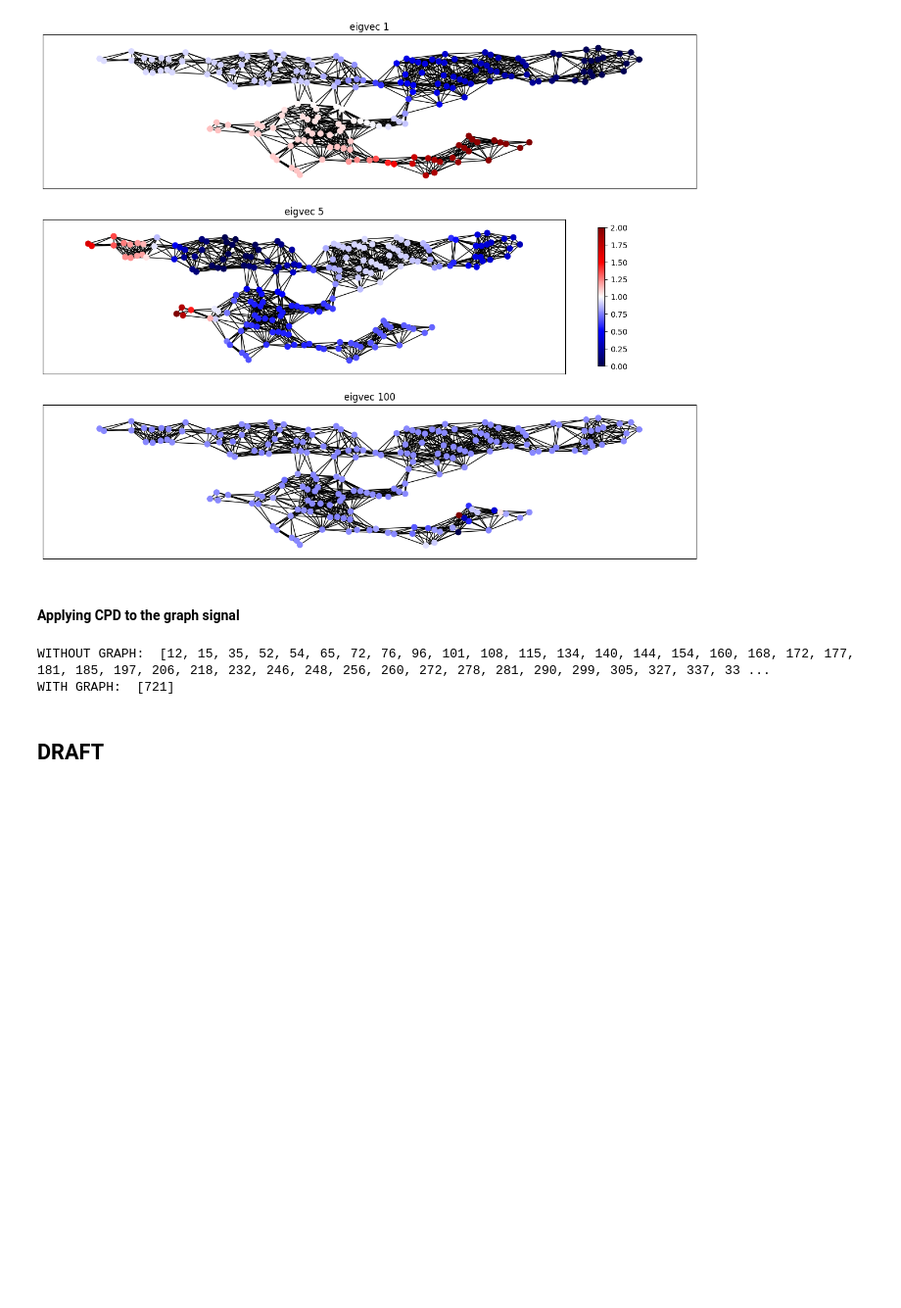
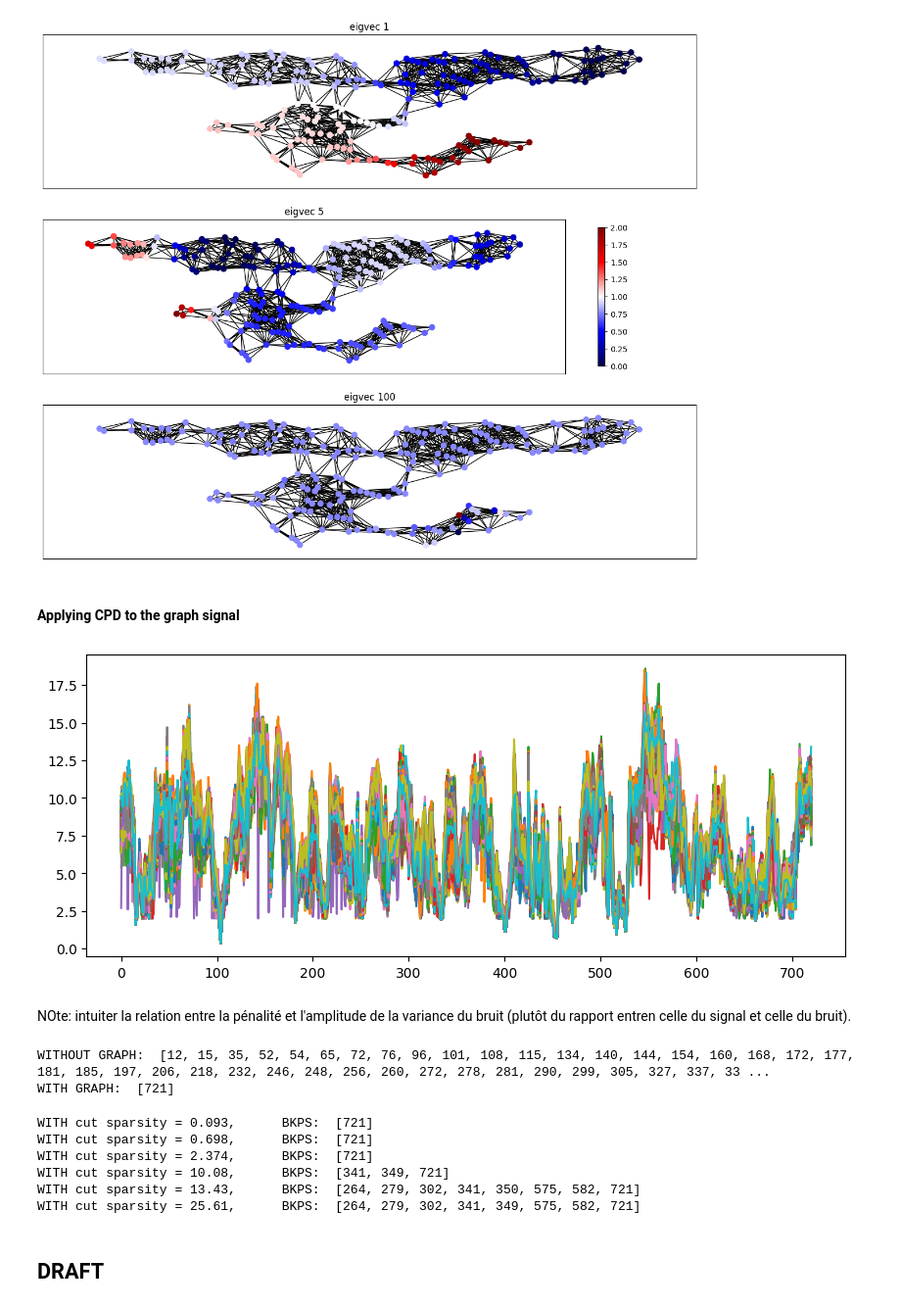
Before and after one commit to evenmatencio/graph-signals-change-point-detection, a Jupyter notebook: cpd_playground.ipynb, the cells around one changed output. Shown at 98% size. Drawn from its saved outputs; the diff is of its cells as text; code cells hidden in the pictures; blank space fills up the shorter version.

```diff
--- a/cpd_playground.ipynb
+++ b/cpd_playground.ipynb
@@ -703,6 +692,17 @@ speed_df['Time'] = pd.to_datetime(speed_df['Time'], format='mixed')
 # Extraction a subset of the rows based on date
 date_lim = '2010-10-01'
 speed_np = speed_df[speed_df.Time <= date_lim].to_numpy()[:, 1:]
+# %%
+n_samples, n_dim = speed_np.shape
+
+fig, ax = plt.subplots(1, 1, figsize=(10, 4))
+for i in range(n_dim):
+    ax.plot(speed_np[:, i])
+fig.show()
+# %% [output]
+[figure, added]
+# %% [markdown]
+NOte: intuiter la relation entre la pénalité et l'amplitude de la variance du bruit (plutôt du rapport entren celle du signal et celle du bruit).
 # %%
 n_samples, n_dim = speed_np.shape
 bic_L2_pen = n_dim/2 * np.log(n_samples)
@@ -720,6 +720,19 @@ print("WITH GRAPH: ", my_graph_bkps)
 # %% [output]
 WITHOUT GRAPH:  [12, 15, 35, 52, 54, 65, 72, 76, 96, 101, 108, 115, 134, 140, 144, 154, 160, 168, 172, 177, 181, 185, 197, 206, 218, 232, 246, 248, 256, 260, 272, 278, 281, 290, 299, 305, 327, 337, 33 ...
 WITH GRAPH:  [721]
+# %%
+cut_sparsity_values = [eigvals[1], eigvals[5], eigvals[10], eigvals[50], eigvals[100], eigvals[-1]]
+for cut_spar in cut_sparsity_values:
+    graph_algo = rpt.Pelt(custom_cost=GFSSL2Cost(G, cut_spar), jump=1, min_size=1).fit(speed_np)
+    my_graph_bkps = graph_algo.predict(pen=pen)
+    print(f"WITH cut sparsity = {str(cut_spar)[:5]}, \tBKPS: ", my_graph_bkps)
+# %% [output]
+WITH cut sparsity = 0.093,      BKPS:  [721]
+WITH cut sparsity = 0.698,      BKPS:  [721]
+WITH cut sparsity = 2.374,      BKPS:  [721]
+WITH cut sparsity = 10.08,      BKPS:  [341, 349, 721]
+WITH cut sparsity = 13.43,      BKPS:  [264, 279, 302, 341, 350, 575, 582, 721]
+WITH cut sparsity = 25.61,      BKPS:  [264, 279, 302, 341, 349, 575, 582, 721]
 # %% [markdown]
 ## DRAFT
 # %%
```
Also changed, not shown: parts of 7 cells of this notebook.
